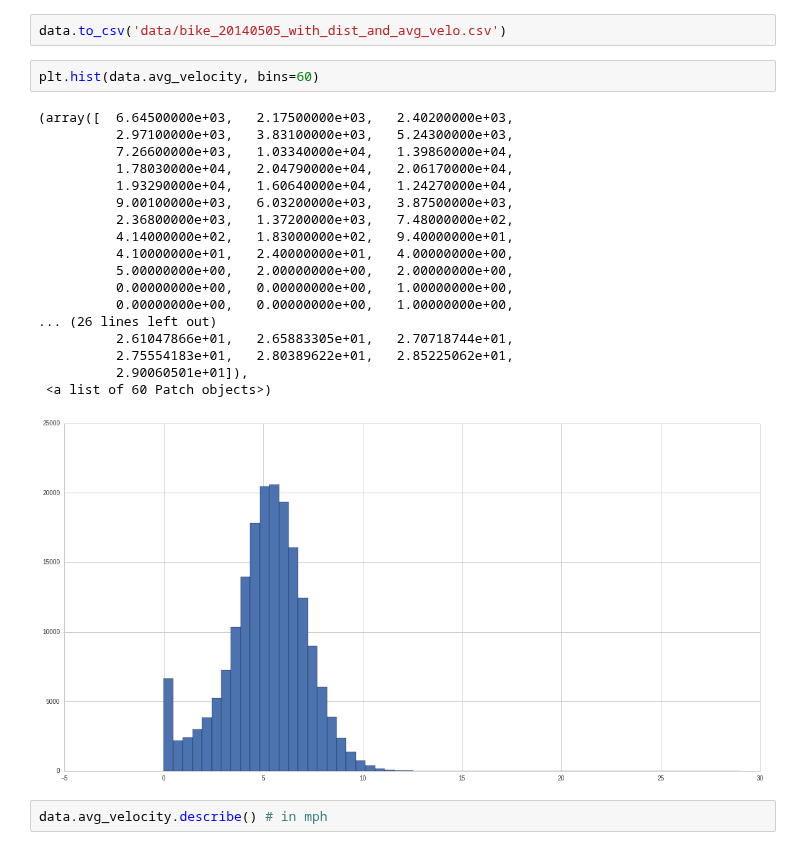
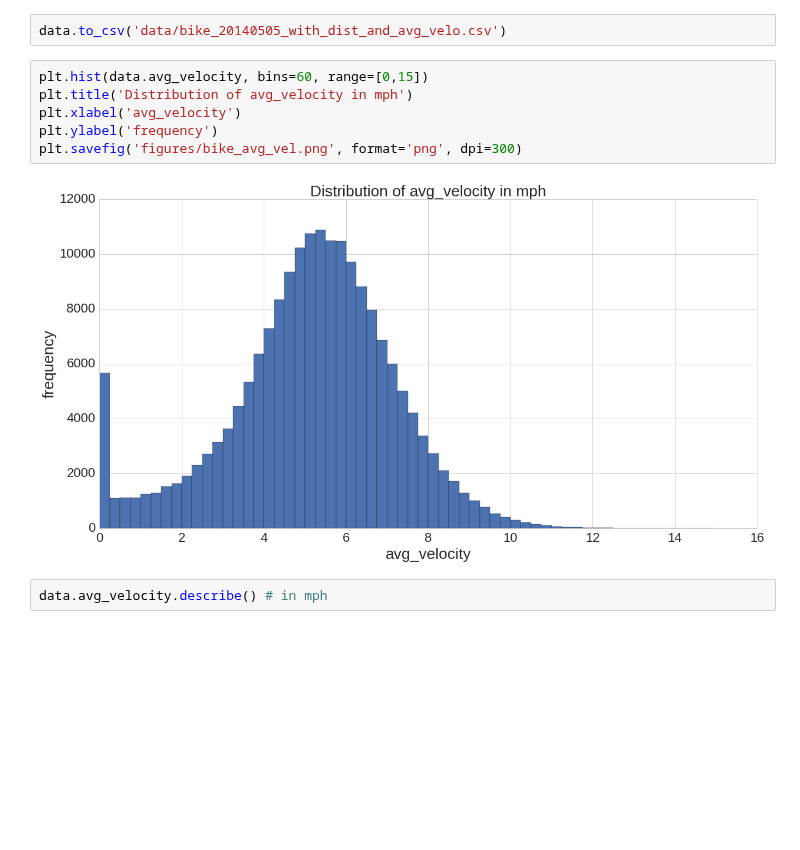
Before and after one commit to nikhase/nyc-taxi, a Jupyter notebook: weeklyBikeAnalysis.ipynb, the cells around one changed output. Drawn from its saved outputs; the diff is of its cells as text; blank space fills up the shorter version.

Commit message:
New model configuration in bike

```diff
--- a/weeklyBikeAnalysis.ipynb
+++ b/weeklyBikeAnalysis.ipynb
@@ -415,27 +457,14 @@ Convert avg_velocity from km/h to miles/h. (1km = 0,621371 miles)
 data['avg_velocity'] = data.avg_velocity*0.627371
 # %%
 data.to_csv('data/bike_20140505_with_dist_and_avg_velo.csv')
-# %%
-plt.hist(data.avg_velocity, bins=60)
-# %% [output]
-(array([  6.64500000e+03,   2.17500000e+03,   2.40200000e+03,
-          2.97100000e+03,   3.83100000e+03,   5.24300000e+03,
-          7.26600000e+03,   1.03340000e+04,   1.39860000e+04,
-          1.78030000e+04,   2.04790000e+04,   2.06170000e+04,
-          1.93290000e+04,   1.60640000e+04,   1.24270000e+04,
-          9.00100000e+03,   6.03200000e+03,   3.87500000e+03,
-          2.36800000e+03,   1.37200000e+03,   7.48000000e+02,
-          4.14000000e+02,   1.83000000e+02,   9.40000000e+01,
-          4.10000000e+01,   2.40000000e+01,   4.00000000e+00,
-          5.00000000e+00,   2.00000000e+00,   2.00000000e+00,
-          0.00000000e+00,   0.00000000e+00,   1.00000000e+00,
-          0.00000000e+00,   0.00000000e+00,   1.00000000e+00,
-... (26 lines left out)
-          2.61047866e+01,   2.65883305e+01,   2.70718744e+01,
-          2.75554183e+01,   2.80389622e+01,   2.85225062e+01,
-          2.90060501e+01]),
- <a list of 60 Patch objects>)
-[figure, removed]
+# %%
+plt.hist(data.avg_velocity, bins=60, range=[0,15])
+plt.title('Distribution of avg_velocity in mph')
+plt.xlabel('avg_velocity')
+plt.ylabel('frequency')
+plt.savefig('figures/bike_avg_vel.png', format='png', dpi=300)
+# %% [output]
+[figure, added]
 # %%
 data.avg_velocity.describe() # in mph
 # %% [output]
```
Also changed, not shown: parts of 31 cells of this notebook, 1 other file.
